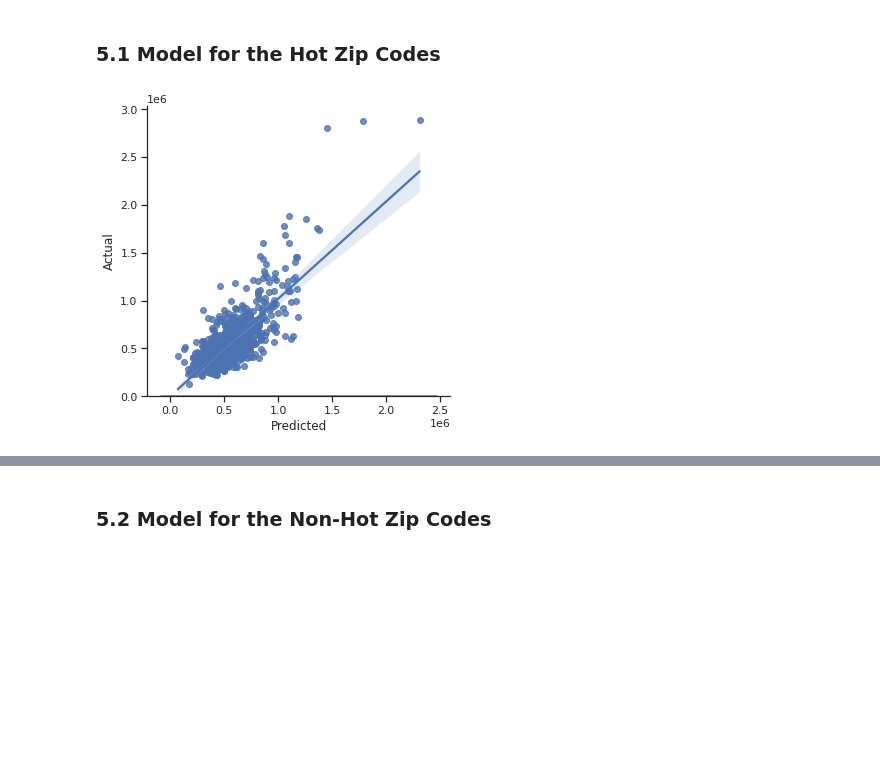
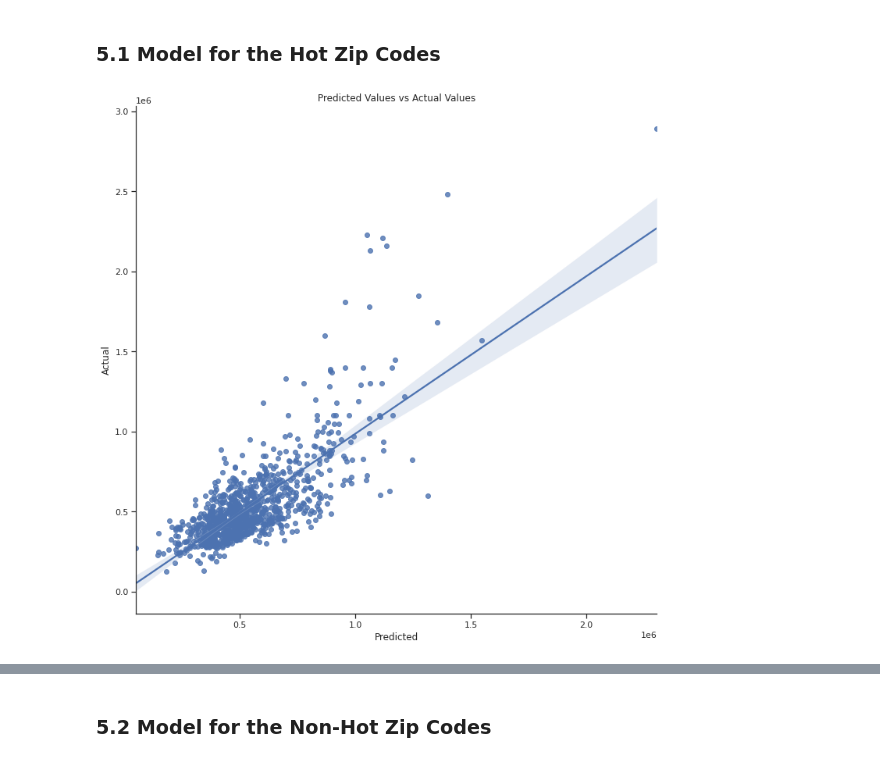
Before and after one commit to aghilissen/KayCee, a Jupyter notebook: index.ipynb, the cells around one changed output, grey strips where cells are left out. Cells and saved outputs as stored; diff of their text form; code cells hidden in the pictures; blank space fills up the shorter version.

```diff
--- a/index.ipynb
+++ b/index.ipynb
@@ -128,12 +122,12 @@ As the preliminary analysis suggests, there are a few data issues that need addr
 * `sqft_basement` had 454 '?' values, they will be changed to 0.
 * In case we need to track something down, we are also going to generate a dictionary of the properties we have modified during this analysis: `properties_data_altered` {key = 'property ID', value = 'altered field'}
 # %%
+properties_data_altered = {}
+
 # sqft_basement
-properties_data_altered = {}
-for i in range(0,len(kc['id'])-1):
-        if kc['sqft_basement'][i] == '?':
-            kc['sqft_basement'][i] = 0
-        properties_data_altered[kc['id'][i]] = 'sqft_basement'
+for i in kc[kc['sqft_basement'] == '?']['id']:
+    properties_data_altered[i] = 'sqft_basement'
+kc['sqft_basement'].replace(to_replace='?', value=0, inplace=True)
 
 # 33 bedrooms house
 properties_data_altered[kc[kc['bedrooms']==33].iloc[0]['id']] = '33_bedrooms'
@@ -427,7 +414,5 @@ sns.despine()
 # %% [markdown]
 ## 5. Statistical Models
 # %%
-##############################
-# generate dataframes
-kc_hot_zipcodes = kc[kc.zipcode.isin(focus_zipcodes)]
-kc_not_hot_zipcodes = kc[~kc.zipcode.isin(focus_zipcodes)]
+hotZC = kc[kc['zipcode'].isin(focus_zipcodes)]
+notHotZC = kc[~kc['zipcode'].isin(focus_zipcodes)]
@@ -434,31 +453,37 @@ kc_not_hot_zipcodes = kc[~kc.zipcode.isin(focus_zipcodes)]
 # %% [markdown]
 ### 5.1 Model for the Hot Zip Codes
 # %%
-##############################
-# scale the variables
+# Features Selection
+X, y = hotZC[['bedrooms',
+              'bathrooms',
+              'sqft_living',
+              'sqft_lot',
+              'floors',
+              'condition',
+              'grade']],\
+        hotZC['price']
 
+# Scaling
 scaler = StandardScaler()
-X = kc_hot_zipcodes[['bedrooms', 'bathrooms', 'sqft_living', 'sqft_lot',
-                   'floors', 'condition', 'grade']]
-y = kc_hot_zipcodes['price']
 scaled_X = pd.DataFrame(scaler.fit_transform(X), columns=X.columns)
 
-##############################
-# Split generating population/testing population
+# Train-Test Split
+X_train, X_test, y_train, y_test = train_test_split(scaled_X,
+                                                    y,
+                                                    test_size=0.2,
+                                                    random_state=42
+                                                   )
 
-X_train, X_test, y_train, y_test = train_test_split(scaled_X, y, test_size=0.2, random_state=0)
+# Training
+lin_model = LinearRegression()
+lin_model.fit(X_train, y_train)
 
-model_kc = LinearRegression()
-model_kc.fit(X_train, y_train) #training the algorithms
-y_pred = model_kc.predict(X_test)
+# Predicitons
+y_pred = lin_model.predict(X_test)
 
-##############################
-# generate graph
-
-model_kc_results = pd.DataFrame({'Actual': y_test, 'Predicted': y_pred})
-# sns.set_style('dark')
-g = sns.lmplot(x="Predicted", y="Actual", data=model_kc_results)
-
-sns.distplot(y_pred);
+# Visualising
+testing = pd.DataFrame({'Actual': y_test, 'Predicted': y_pred})
+sns.lmplot(x='Predicted', y='Actual', data=testing, height=10);
+plt.title('Predicted Values vs Actual Values');
 # %% [output]
-[figure, old version]
+[figure, new version]
```
Also changed, not shown: parts of 20 cells of this notebook.
